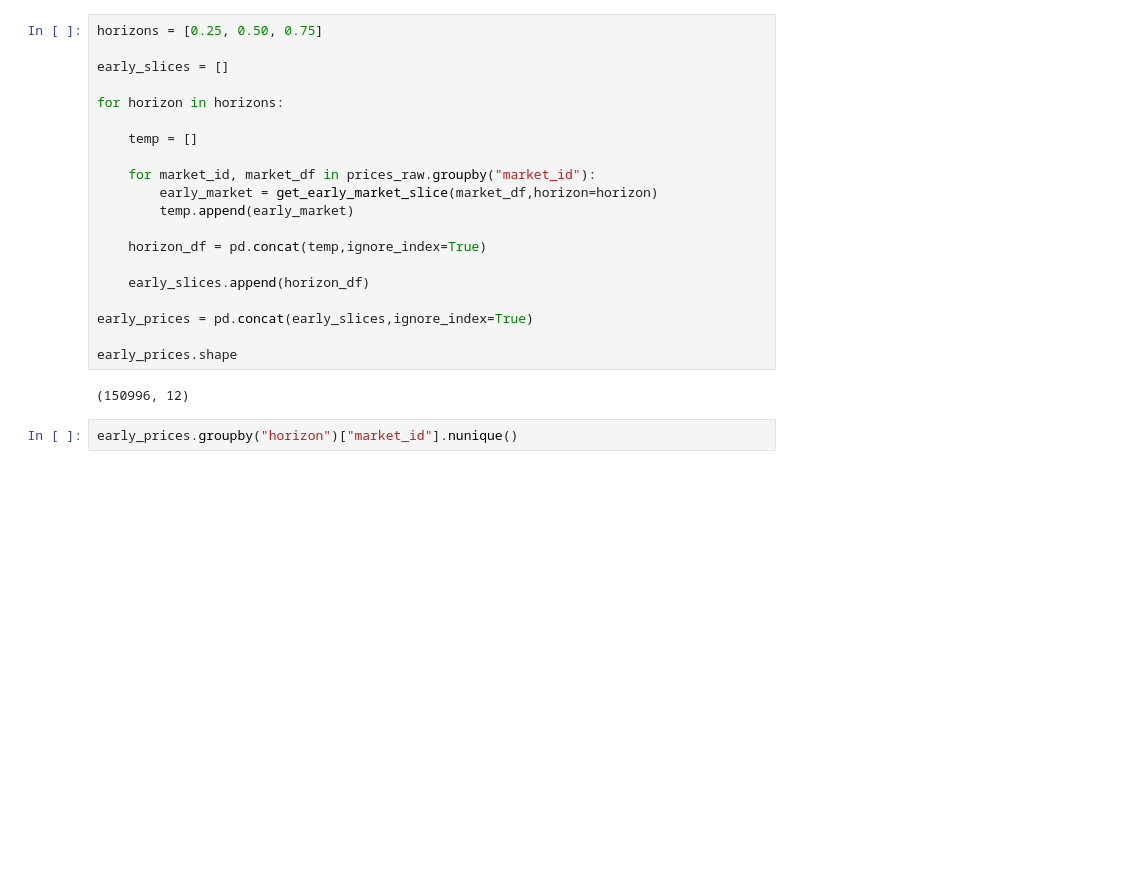
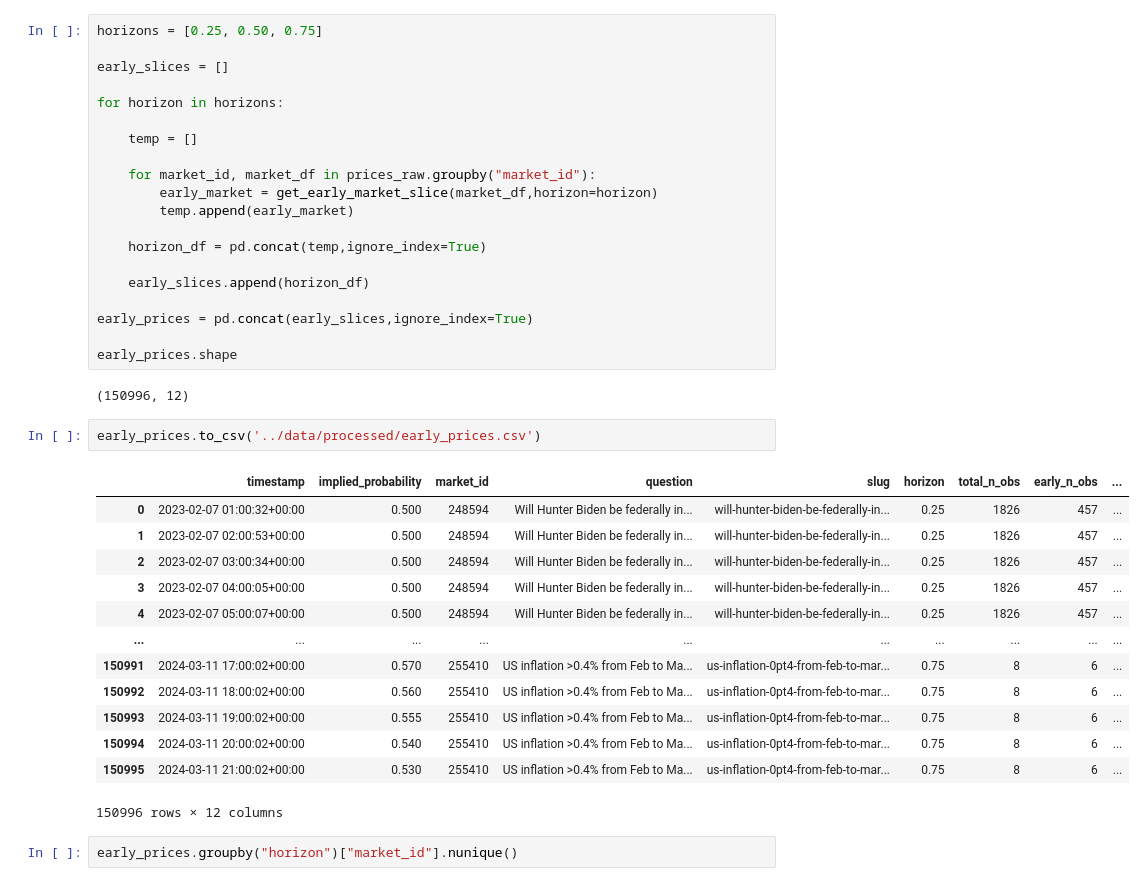
Before and after one commit to ADRIANVM117/data-science-portfolio, a Jupyter notebook: v3_alpha_discovery/notebooks/03_Early_Life_Regime_Signals.ipynb, the cells around one changed output. Saved outputs shown, nothing was run; the diff lists cells and outputs as text; blank space fills up the shorter version.

```diff
--- a/v3_alpha_discovery/notebooks/03_Early_Life_Regime_Signals.ipynb
+++ b/v3_alpha_discovery/notebooks/03_Early_Life_Regime_Signals.ipynb
@@ -204,6 +204,22 @@ early_prices = pd.concat(early_slices,ignore_index=True)
 early_prices.shape
 # %% [output]
 (150996, 12)
+# %%
+early_prices.to_csv('../data/processed/early_prices.csv')
+# %% [output]
+|  | timestamp | implied_probability | market_id | question | slug | horizon | total_n_obs | early_n_obs | ... |
+| 0 | 2023-02-07 01:00:32+00:00 | 0.500 | 248594 | Will Hunter Biden be federally in... | will-hunter-biden-be-federally-in... | 0.25 | 1826 | 457 | ... |
+| 1 | 2023-02-07 02:00:53+00:00 | 0.500 | 248594 | Will Hunter Biden be federally in... | will-hunter-biden-be-federally-in... | 0.25 | 1826 | 457 | ... |
+| 2 | 2023-02-07 03:00:34+00:00 | 0.500 | 248594 | Will Hunter Biden be federally in... | will-hunter-biden-be-federally-in... | 0.25 | 1826 | 457 | ... |
+| 3 | 2023-02-07 04:00:05+00:00 | 0.500 | 248594 | Will Hunter Biden be federally in... | will-hunter-biden-be-federally-in... | 0.25 | 1826 | 457 | ... |
+| 4 | 2023-02-07 05:00:07+00:00 | 0.500 | 248594 | Will Hunter Biden be federally in... | will-hunter-biden-be-federally-in... | 0.25 | 1826 | 457 | ... |
+| ... | ... | ... | ... | ... | ... | ... | ... | ... | ... |
+| 150991 | 2024-03-11 17:00:02+00:00 | 0.570 | 255410 | US inflation >0.4% from Feb to Ma... | us-inflation-0pt4-from-feb-to-mar... | 0.75 | 8 | 6 | ... |
+| 150992 | 2024-03-11 18:00:02+00:00 | 0.560 | 255410 | US inflation >0.4% from Feb to Ma... | us-inflation-0pt4-from-feb-to-mar... | 0.75 | 8 | 6 | ... |
+| 150993 | 2024-03-11 19:00:02+00:00 | 0.555 | 255410 | US inflation >0.4% from Feb to Ma... | us-inflation-0pt4-from-feb-to-mar... | 0.75 | 8 | 6 | ... |
+| 150994 | 2024-03-11 20:00:02+00:00 | 0.540 | 255410 | US inflation >0.4% from Feb to Ma... | us-inflation-0pt4-from-feb-to-mar... | 0.75 | 8 | 6 | ... |
+| 150995 | 2024-03-11 21:00:02+00:00 | 0.530 | 255410 | US inflation >0.4% from Feb to Ma... | us-inflation-0pt4-from-feb-to-mar... | 0.75 | 8 | 6 | ... |
+150996 rows × 12 columns
 # %%
 early_prices.groupby("horizon")["market_id"].nunique()
 # %% [output]
```
Also changed, not shown: 16 other files.
